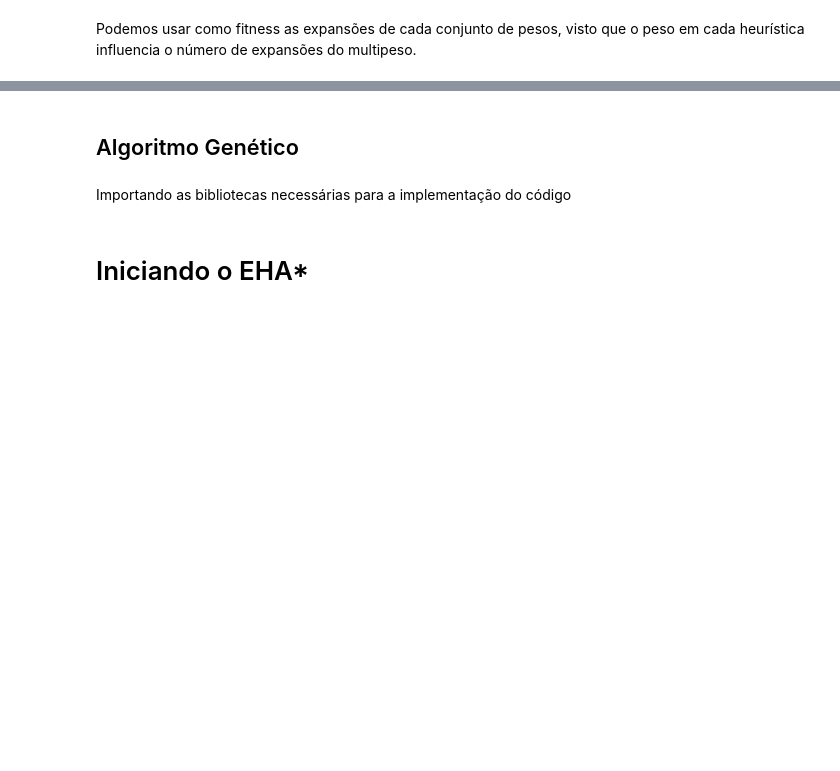
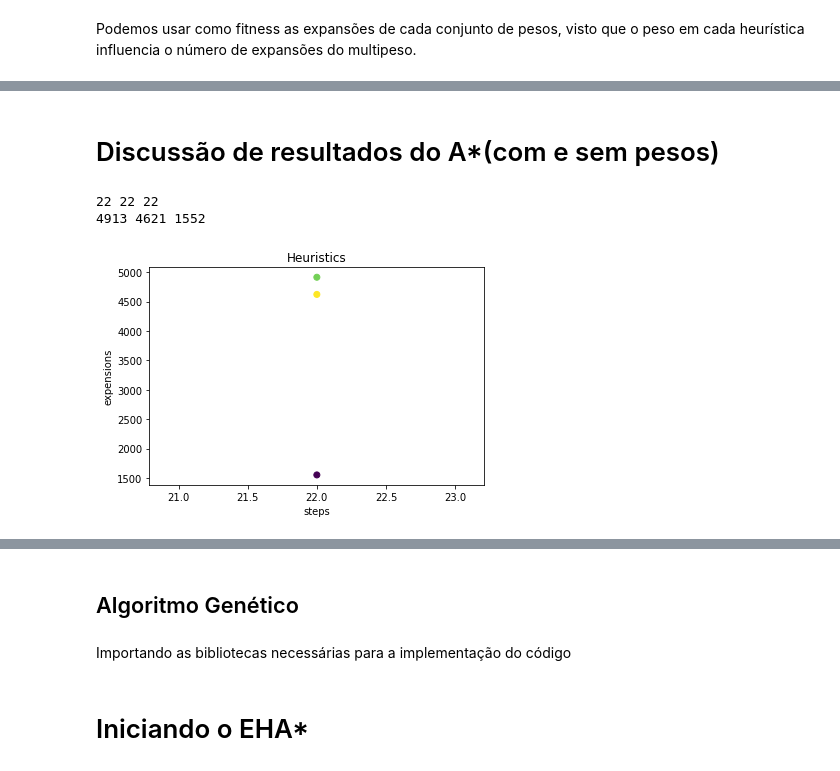
Before and after one commit to ManoMax/google-collabs, a Jupyter notebook: Mini_projeto1_IA.ipynb, the cells around one changed output, grey strips where cells are left out. Drawn from its saved outputs; the diff is of its cells as text; code cells hidden in the pictures; blank space fills up the shorter version.

```diff
--- a/Mini_projeto1_IA.ipynb
+++ b/Mini_projeto1_IA.ipynb
@@ -449,0 +466,31 @@ Podemos usar como fitness as expansões de cada conjunto de pesos, visto que o p
+# %% [markdown]
+# Discussão de resultados do A*(com e sem pesos)
+# %%
+import matplotlib.pyplot as plt
+
+working=shuffle(3)
+
+# steps_lin, expansions_lin, _, _, _ = aStarSearch(working, h1)
+steps_man, expansions_man, _, _, _ = aStarSearch(working, h2)
+steps_euclidean, expansions_euclidean, _, _, _ = aStarSearch(working, h3)
+steps_multi, expansions_multi, _, _, _ = aStarSearch(working, multiweight)
+print(steps_man,steps_euclidean,steps_multi)
+print(expansions_man,expansions_euclidean,expansions_multi)
+
+x = [steps_man,steps_euclidean,steps_multi]
+y = [expansions_man,expansions_euclidean,expansions_multi]
+
+color = np.random.rand(3)
+
+# Plotting a scatter plot using argument 'data'
+plt.scatter(x, y, c=color)
+
+# Labeling the plot and showing it
+plt.title('Heuristics')
+plt.ylabel('expensions')
+plt.xlabel('steps')
+plt.show()
+# %% [output]
+22 22 22
+4913 4621 1552
+[figure, added]
```
Also changed, not shown: parts of 10 cells of this notebook.
